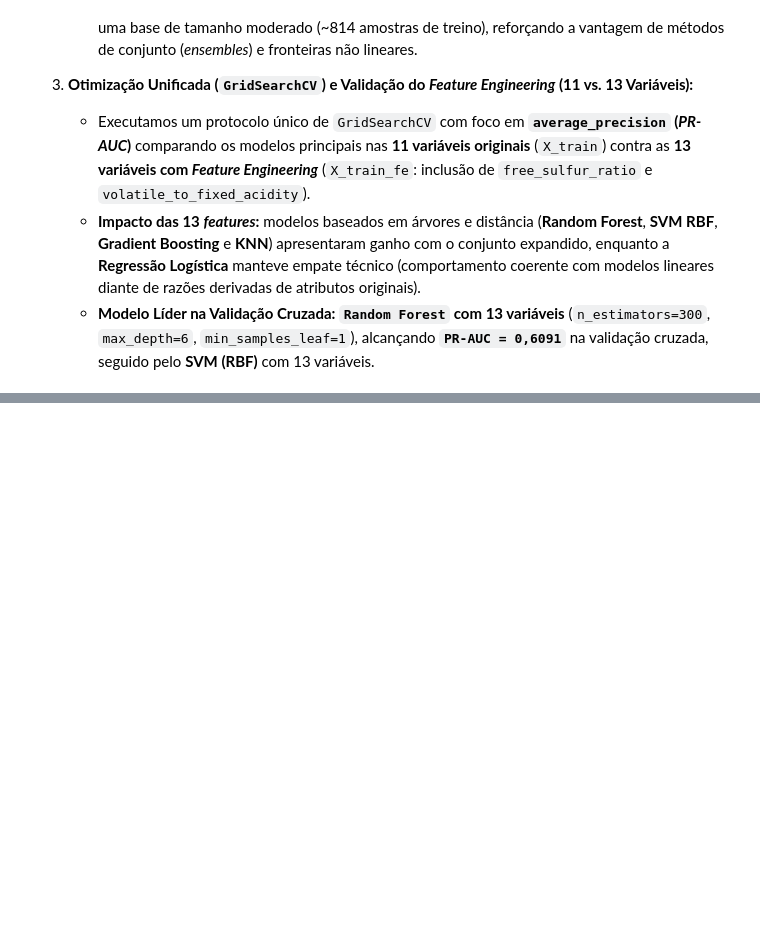
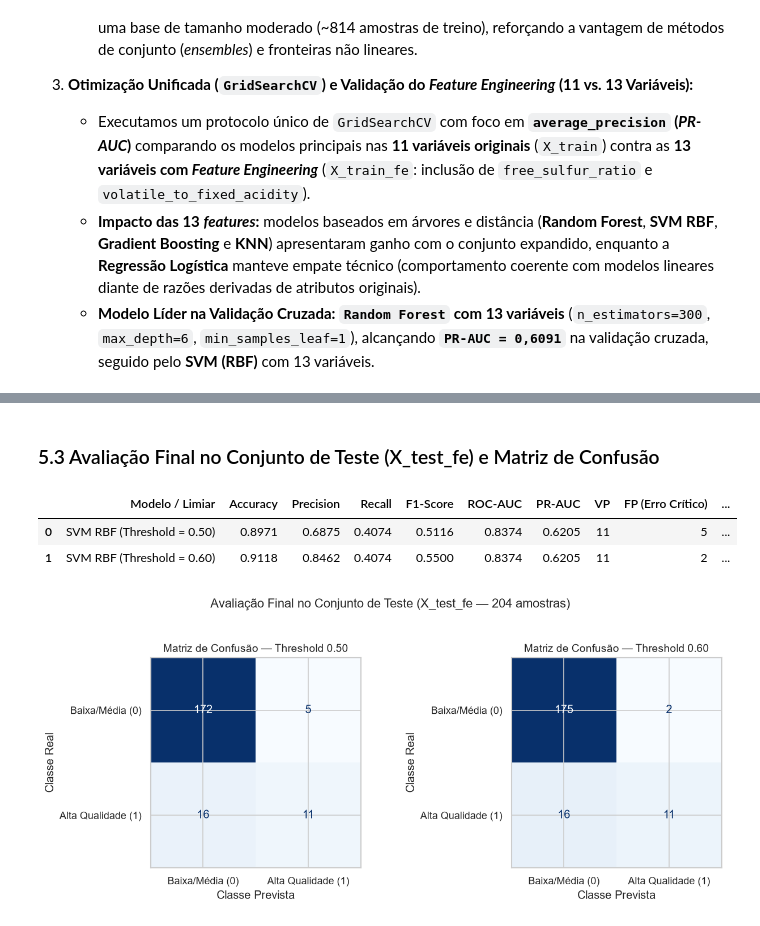
Before and after one commit to diegoolsilva/wine-quality-classification, a Jupyter notebook: notebooks/01_wine_quality_classification.ipynb, the cells around one changed output, grey strips where cells are left out. Drawn from its saved outputs; the diff is of its cells as text; code cells hidden in the pictures; blank space fills up the shorter version.

```diff
--- a/notebooks/01_wine_quality_classification.ipynb
+++ b/notebooks/01_wine_quality_classification.ipynb
@@ -637,0 +820,73 @@ Nesta etapa, construímos uma base de comparação justa sob **Validação Cruza
+# %% [markdown]
+### 5.3 Avaliação Final no Conjunto de Teste (X_test_fe) e Matriz de Confusão
+# %%
+import matplotlib.pyplot as plt
+import seaborn as sns
+from sklearn.base import clone
+from sklearn.metrics import (
+    ConfusionMatrixDisplay,
+    accuracy_score,
+    average_precision_score,
+    classification_report,
+    confusion_matrix,
+    f1_score,
+    precision_score,
+    recall_score,
+    roc_auc_score,
+)
+
+# 1. Treina o modelo campeão (SVM RBF otimizado) em todo o conjunto de treino (13 features)
+best_svm = clone(models_13_fe["SVM RBF"]).fit(X_train_fe, y_train)
+
+# 2. Gera probabilidades no conjunto de teste inédito (X_test_fe)
+y_test_proba = best_svm.predict_proba(X_test_fe)[:, 1]
+
+# 3. Compara o limiar padrão (0.50) vs. o limiar escolhido (0.60) no teste
+chosen_thr = 0.60
+test_rows = []
+for thr in [0.50, chosen_thr]:
+    y_pred_thr = (y_test_proba >= thr).astype(int)
+    tn, fp, fn, tp = confusion_matrix(y_test, y_pred_thr).ravel()
+    test_rows.append({
+        "Modelo / Limiar": f"SVM RBF (Threshold = {thr:.2f})",
+        "Accuracy": accuracy_score(y_test, y_pred_thr),
+        "Precision": precision_score(y_test, y_pred_thr, zero_division=0),
+        "Recall": recall_score(y_test, y_pred_thr, zero_division=0),
+        "F1-Score": f1_score(y_test, y_pred_thr, zero_division=0),
+        "ROC-AUC": roc_auc_score(y_test, y_test_proba),
+        "PR-AUC": average_precision_score(y_test, y_test_proba),
+        "VP": tp,
+        "FP (Erro Crítico)": fp,
+        "FN": fn,
+        "VN": tn,
+    })
+
+df_test_results = pd.DataFrame(test_rows).round(4)
+display(df_test_results)
+
+# 4. Plota as Matrizes de Confusão lado a lado (0.50 vs. 0.60)
+fig, axes = plt.subplots(1, 2, figsize=(11, 4.5))
+labels = ["Baixa/Média (0)", "Alta Qualidade (1)"]
+
+for ax, thr in zip(axes, [0.50, chosen_thr]):
+    y_pred_thr = (y_test_proba >= thr).astype(int)
+    cm = confusion_matrix(y_test, y_pred_thr)
+    disp = ConfusionMatrixDisplay(confusion_matrix=cm, display_labels=labels)
+    disp.plot(ax=ax, cmap="Blues", colorbar=False, values_format="d")
+    ax.set_title(f"Matriz de Confusão — Threshold {thr:.2f}", fontsize=11.5)
+    ax.set_xlabel("Classe Prevista")
+    ax.set_ylabel("Classe Real")
+
+plt.suptitle("Avaliação Final no Conjunto de Teste (X_test_fe — 204 amostras)", fontsize=13, y=1.03)
+plt.tight_layout()
+plt.show()
+
+# 5. Relatório detalhado para o limiar escolhido (0.60)
+y_pred_final = (y_test_proba >= chosen_thr).astype(int)
+print(f"Relatório de Classificação — SVM RBF (Threshold = {chosen_thr:.2f}):\n")
+print(classification_report(y_test, y_pred_final, target_names=labels, digits=4))
+# %% [output]
+|  | Modelo / Limiar | Accuracy | Precision | Recall | F1-Score | ROC-AUC | PR-AUC | VP | FP (Erro Crítico) | ... |
+| 0 | SVM RBF (Threshold = 0.50) | 0.8971 | 0.6875 | 0.4074 | 0.5116 | 0.8374 | 0.6205 | 11 | 5 | ... |
+| 1 | SVM RBF (Threshold = 0.60) | 0.9118 | 0.8462 | 0.4074 | 0.5500 | 0.8374 | 0.6205 | 11 | 2 | ... |
+[figure, added]
```
Also changed, not shown: parts of 10 cells of this notebook, 1 other file.
